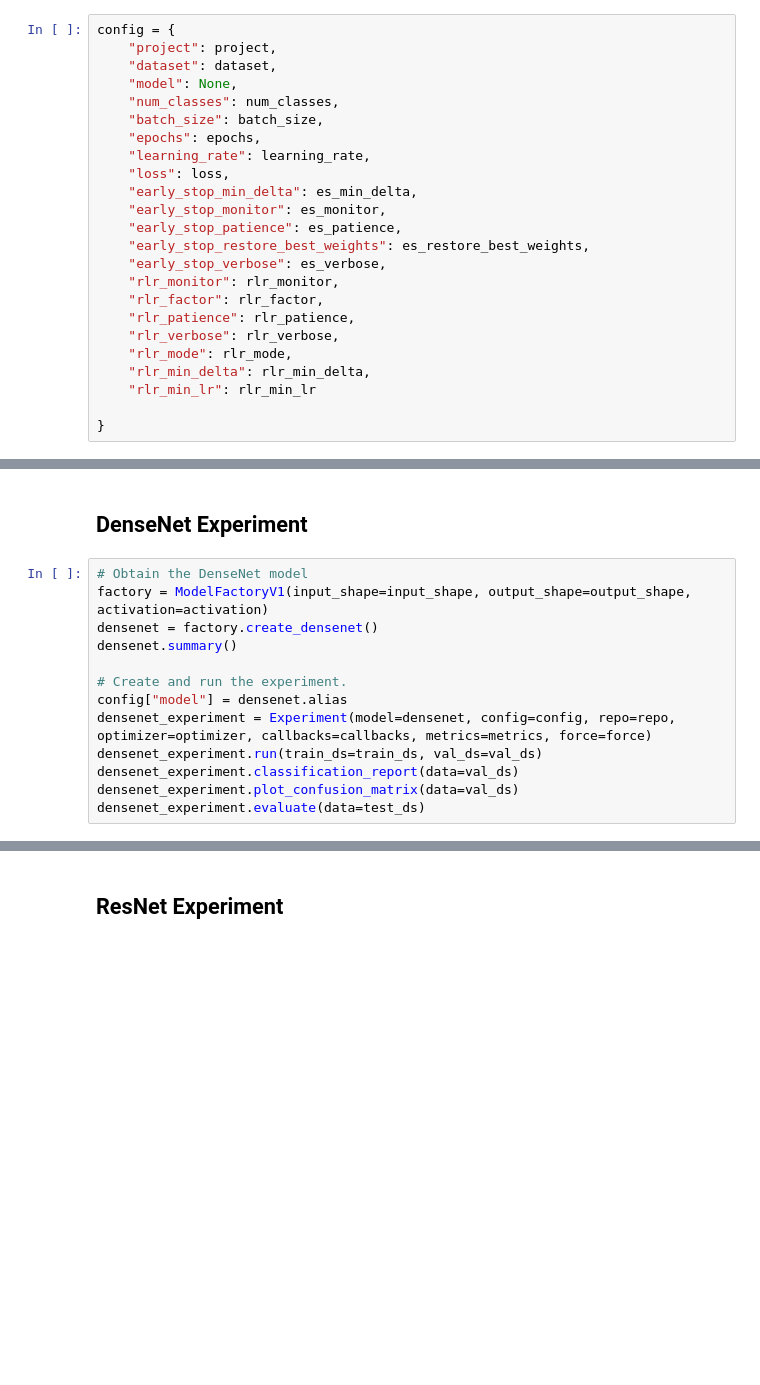
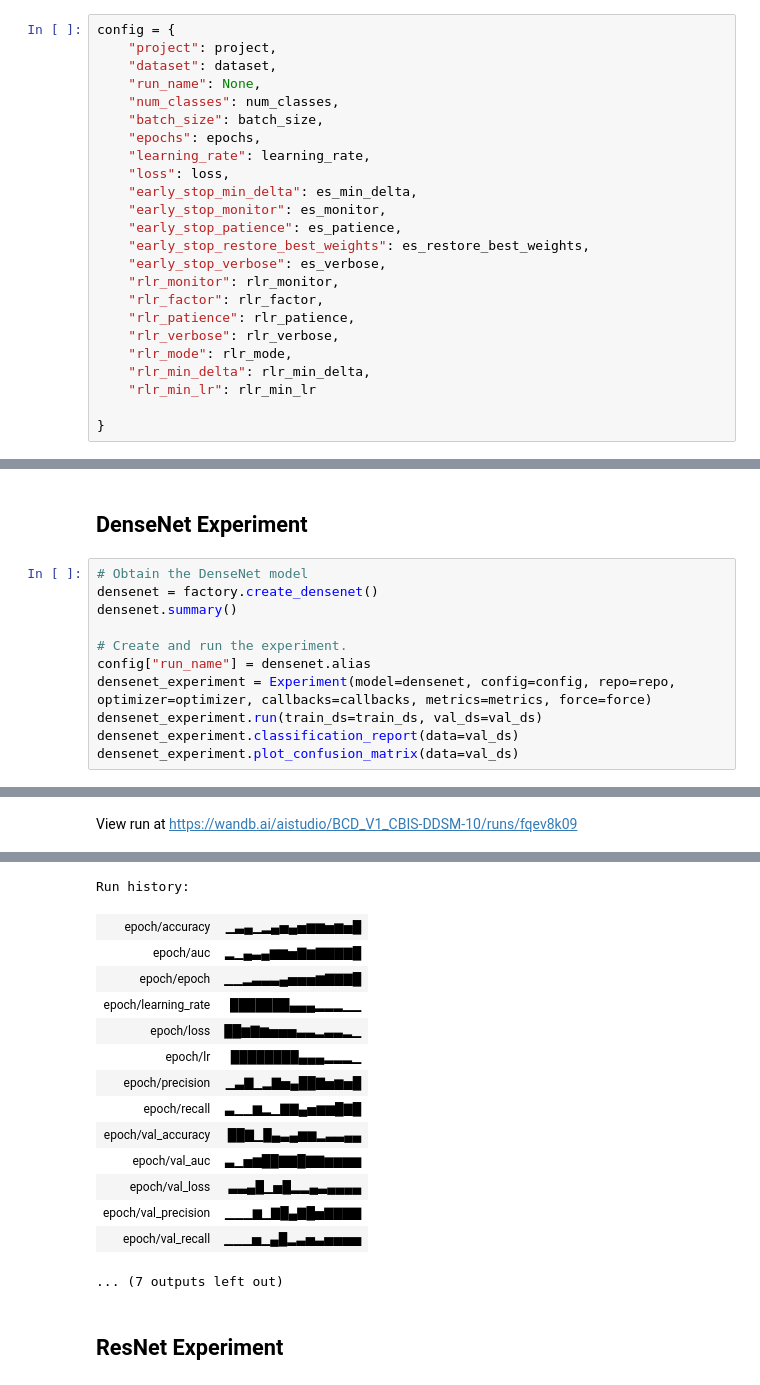
Before and after one commit to john-james-ai/BreastCancerDetection, a Jupyter notebook: notebooks/content/03_model/01_model_V1.ipynb, the cells around one changed output, grey strips where cells are left out. Drawn from its saved outputs; the diff is of its cells as text; blank space fills up the shorter version.

```diff
--- a/notebooks/content/03_model/01_model_V1.ipynb
+++ b/notebooks/content/03_model/01_model_V1.ipynb
@@ -63,7 +63,7 @@ env: "WANDB_NOTEBOOK_NAME"="01_model_V1.ipynb"
 config = {
     "project": project,
     "dataset": dataset,
-    "model": None,
+    "run_name": None,
     "num_classes": num_classes,
     "batch_size": batch_size,
     "epochs": epochs,
@@ -164,14 +152,13 @@ ValueError: Could not find project BCD_V1_CBIS-DDSM-10
 ## DenseNet Experiment
 # %%
 # Obtain the DenseNet model
-factory = ModelFactoryV1(input_shape=input_shape, output_shape=output_shape, activation=activation)
 densenet = factory.create_densenet()
 densenet.summary()
 
 # Create and run the experiment.
-config["model"] = densenet.alias
+config["run_name"] = densenet.alias
 densenet_experiment = Experiment(model=densenet, config=config, repo=repo, optimizer=optimizer, callbacks=callbacks, metrics=metrics, force=force)
 densenet_experiment.run(train_ds=train_ds, val_ds=val_ds)
 densenet_experiment.classification_report(data=val_ds)
 densenet_experiment.plot_confusion_matrix(data=val_ds)
-densenet_experiment.evaluate(data=test_ds)
+# %% [output]
@@ -177,0 +189 @@ densenet_experiment.evaluate(data=test_ds)
+View run at https://wandb.ai/aistudio/BCD_V1_CBIS-DDSM-10/runs/fqev8k09
@@ -178,3 +211,18 @@ densenet_experiment.evaluate(data=test_ds)
+Run history:
+| epoch/accuracy | ▁▃▄▁▂▄▅▄▅▆▆▅▆▅█ |
+| epoch/auc | ▂▁▄▃▄▆▆▅▇▆▇▇▇▇█ |
+| epoch/epoch | ▁▁▂▃▃▃▄▅▅▅▆▇▇▇█ |
+| epoch/learning_rate | ███████▄▄▄▂▂▂▁▁ |
+| epoch/loss | ██▆▇▆▅▅▅▃▃▂▃▃▂▁ |
+| epoch/lr | ████████▄▄▄▂▂▂▁ |
+| epoch/precision | ▁▃▇▁▂▇▅▄██▇▅▆▅█ |
+| epoch/recall | ▃▁▁▆▂▁▇▇▄▅▆▆█▇█ |
+| epoch/val_accuracy | ██▇▁█▄▃▄▆▆▂▃▃▄▄ |
+| epoch/val_auc | ▃▁▅▆██▇▇█▇▇▆▆▆▆ |
+| epoch/val_loss | ▃▃▄█▁▅█▂▂▄▃▄▄▄▄ |
+| epoch/val_precision | ▁▁▁▆▁▇█▄▇█▅▇▇▇▇ |
+| epoch/val_recall | ▁▁▁▅▁▄█▂▃▅▃▅▅▅▅ |
+... (7 outputs left out)
 # %% [markdown]
 ## ResNet Experiment
 # %%
```
Also changed, not shown: parts of 12 cells of this notebook, 7 other files.
